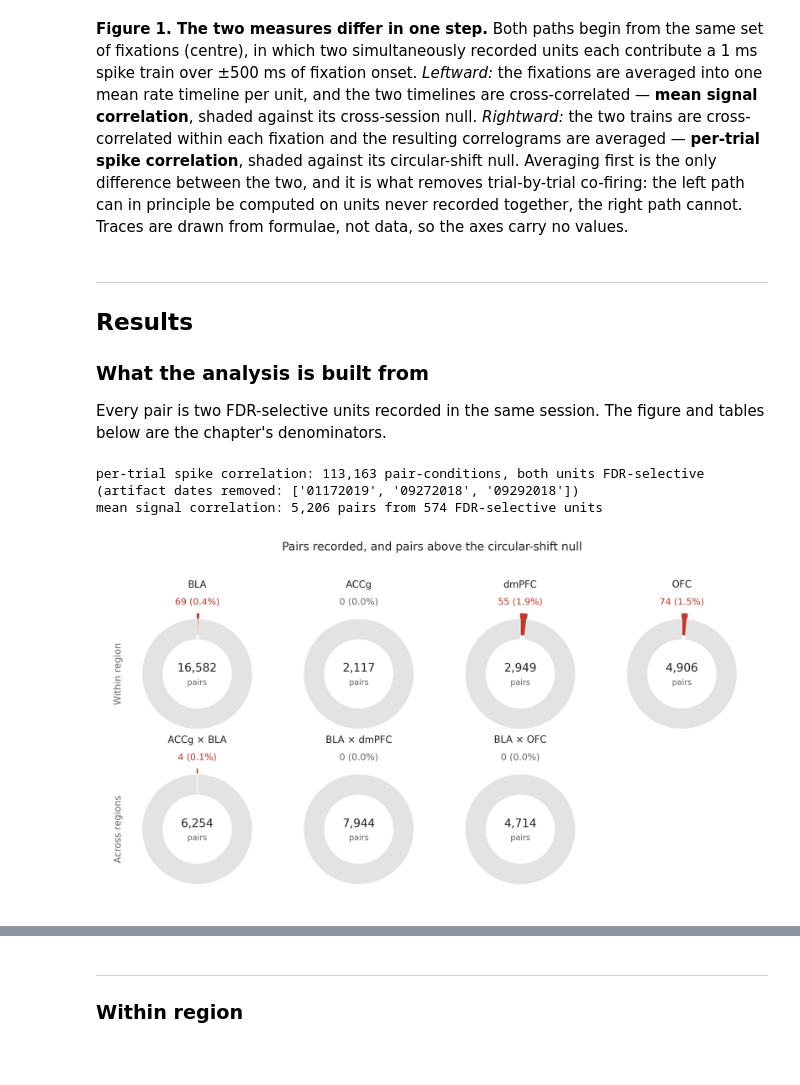
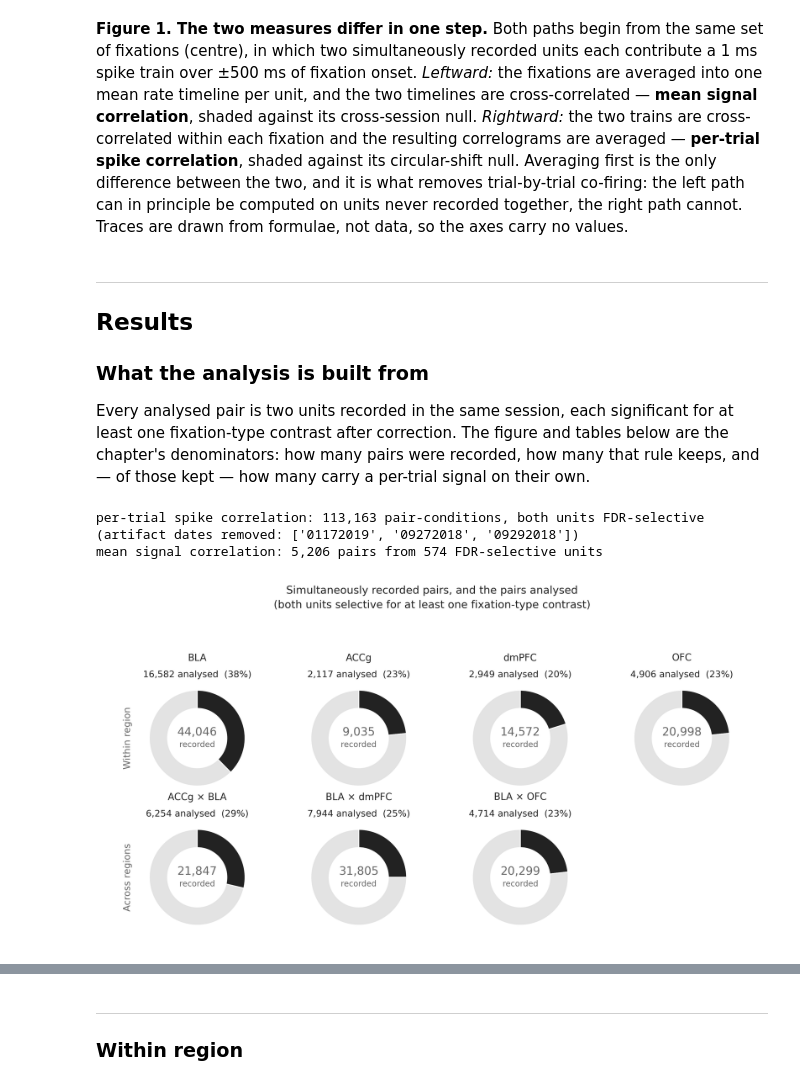
Before and after one commit to gprabaha/dal_monte_2022_analysis, a Jupyter notebook: notebooks/pair_correlation_overview/pair_correlation_overview.ipynb, the cells around one changed output, grey strips where cells are left out. Cells and saved outputs as stored; diff of their text form; code cells hidden in the pictures; blank space fills up the shorter version.

```diff
--- a/notebooks/pair_correlation_overview/pair_correlation_overview.ipynb
+++ b/notebooks/pair_correlation_overview/pair_correlation_overview.ipynb
@@ -423,14 +430,19 @@ values.
 
 ### What the analysis is built from
 
-Every pair is two FDR-selective units recorded in the same session. The figure and
-tables below are the chapter's denominators.
+Every analysed pair is two units recorded in the same session, each significant for
+at least one fixation-type contrast after correction. The figure and tables below
+are the chapter's denominators: how many pairs were recorded, how many that rule
+keeps, and — of those kept — how many carry a per-trial signal on their own.
 # %%
 # --- per-trial spike correlation: per-fixation trains, circular-shift null ---
-spikes = psc.load_pair_coordination(CFG_PATH)[0]
-spikes, dropped = psc.drop_zero_lag_artifact_dates(spikes)
-spikes = spikes.loc[spikes["both_selective"]].copy()
-spikes["scope"] = np.where(spikes["same_region"], "within_region", "cross_region")
+# Load every simultaneously recorded pair first.  The selectivity filter is what
+# Figure 2 is about, so the unfiltered table has to survive long enough to count.
+all_pairs = psc.load_pair_coordination(CFG_PATH)[0]
+all_pairs, dropped = psc.drop_zero_lag_artifact_dates(all_pairs)
+all_pairs["scope"] = np.where(all_pairs["same_region"], "within_region", "cross_region")
+
+spikes = all_pairs.loc[all_pairs["both_selective"]].copy()
 spike_traces = pd.read_pickle(SUMMARY_DIR / "traces_by_region_selective.pkl")
 print(f"per-trial spike correlation: {len(spikes):,} pair-conditions, "
       f"both units FDR-selective   (artifact dates removed: {dropped})")
@@ -459,13 +471,14 @@ spike_summary = psc.summarize_coordination(
 spike_contrasts = psc.compare_conditions(
     spikes, metric=SPIKE_METRIC, group_columns=("scope", "region_pair")
 )
+analysed_pairs = psc.summarize_analysed_pairs(all_pairs)
 pair_significance = psc.summarize_significant_pairs(spikes)
 # %% [output]
 per-trial spike correlation: 113,163 pair-conditions, both units FDR-selective   (artifact dates removed: ['01172019', '09272018', '09292018'])
 mean signal correlation: 5,206 pairs from 574 FDR-selective units
 # %%
-fig, paths = viz.plot_pair_significance_pies(pair_significance, figs)
+fig, paths = viz.plot_analysed_pair_pies(analysed_pairs, figs)
 display(Image(filename=str(paths["png"])))
 # %% [output]
-[figure, old version]
+[figure, new version]
 # %% [markdown]
```
Also changed, not shown: parts of 8 cells of this notebook, 8 other files.
